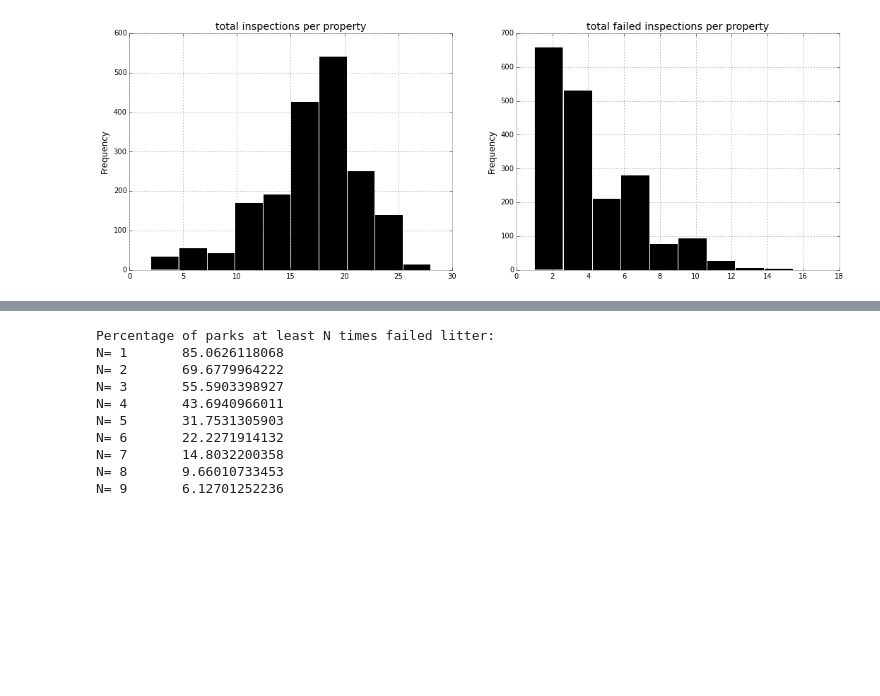
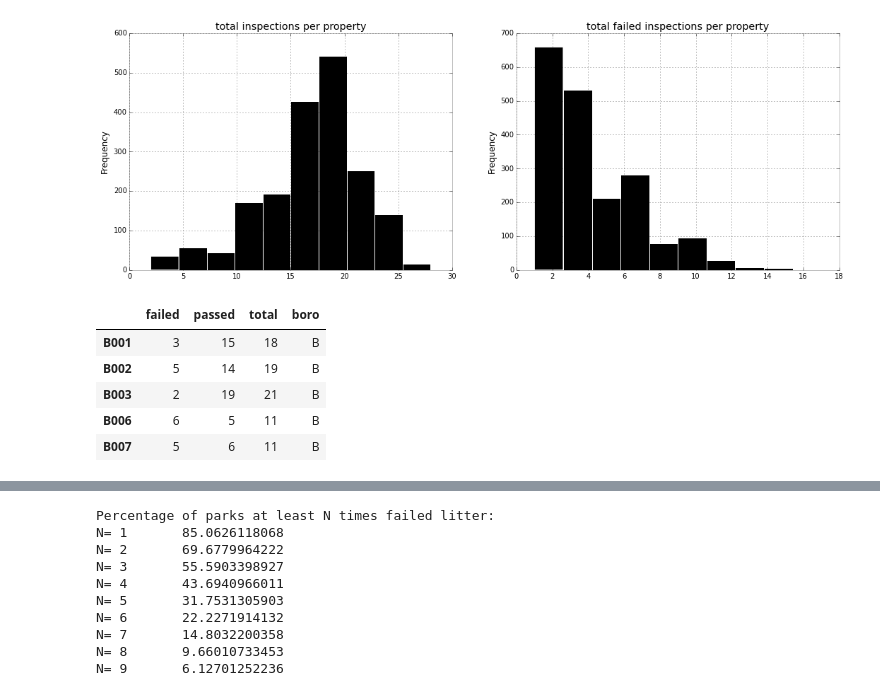
Before and after one commit to gdobler/parqa, a Jupyter notebook: Inspections/Calls_Parks_Distribution.ipynb, the cells around one changed output, grey strips where cells are left out. Saved outputs shown, nothing was run; the diff lists cells and outputs as text; code cells hidden in the pictures; blank space fills up the shorter version.

```diff
--- a/Inspections/Calls_Parks_Distribution.ipynb
+++ b/Inspections/Calls_Parks_Distribution.ipynb
@@ -45,3 +45,13 @@ df.failed.plot(kind='hist',color='k',ax=axes[1], title='total failed inspections
 plt.savefig(PARQA + "parqa/Inspections/fails_per_park.png")
 # %% [output]
 [figure]
+# %%
+df['boro'] = df.index.str.get(0)
+df.head()
+# %% [output]
+|  | failed | passed | total | boro |
+| B001 | 3 | 15 | 18 | B |
+| B002 | 5 | 14 | 19 | B |
+| B003 | 2 | 19 | 21 | B |
+| B006 | 6 | 5 | 11 | B |
+| B007 | 5 | 6 | 11 | B |
```
Also changed, not shown: parts of 1 cell of this notebook, 1 other file.
